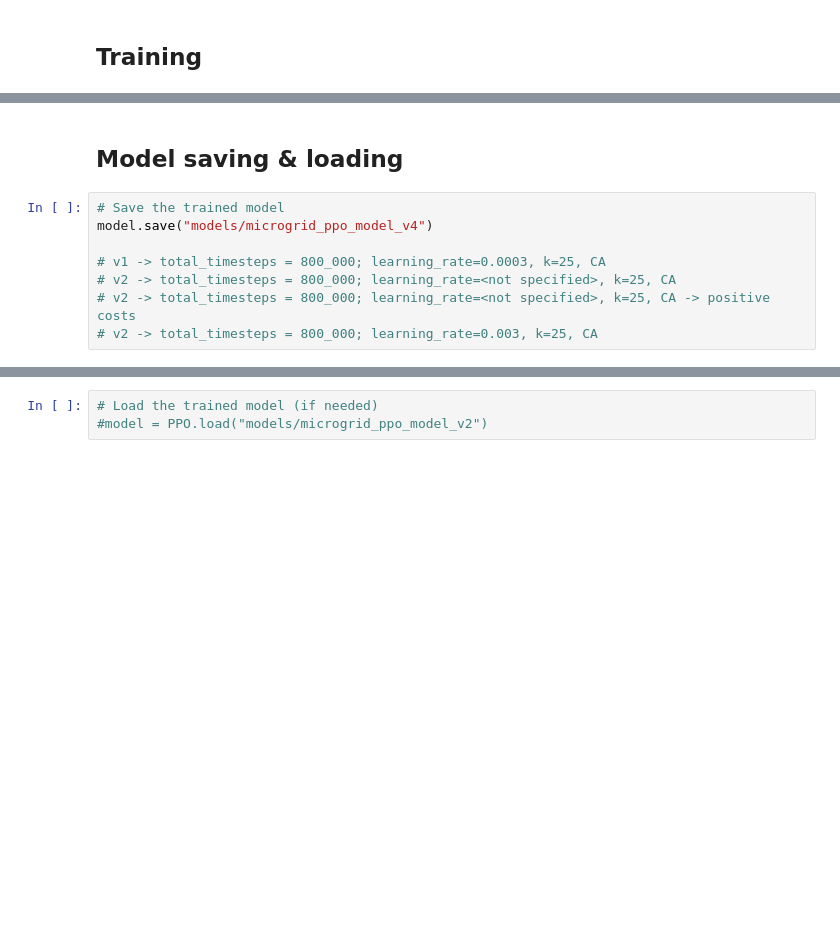
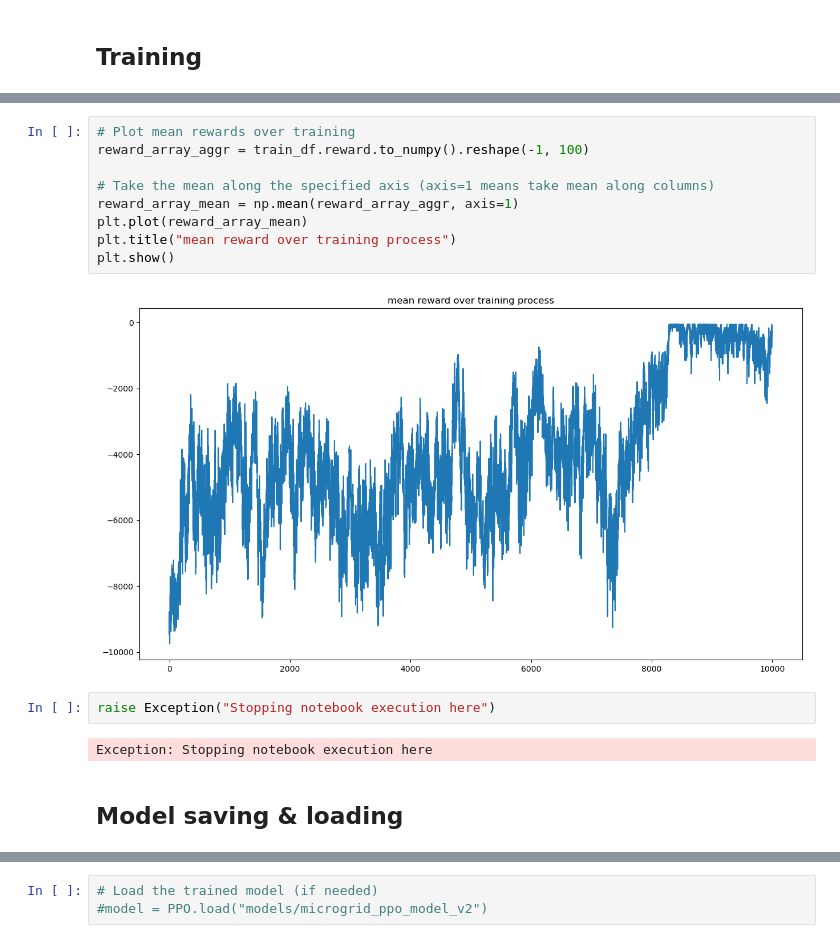
Before and after one commit to f-krause/uio-AIEI-project-1, a Jupyter notebook: notebooks/experiment.ipynb, the cells around one changed output, grey strips where cells are left out. Cells and saved outputs as stored; diff of their text form; blank space fills up the shorter version.

```diff
--- a/notebooks/experiment.ipynb
+++ b/notebooks/experiment.ipynb
@@ -67,10 +78,17 @@ plt.show()
+# %%
+# Plot mean rewards over training
+reward_array_aggr = train_df.reward.to_numpy().reshape(-1, 100)
+
+# Take the mean along the specified axis (axis=1 means take mean along columns)
+reward_array_mean = np.mean(reward_array_aggr, axis=1)
+plt.plot(reward_array_mean)
+plt.title("mean reward over training process")
+plt.show()
+# %% [output]
+[figure, added]
+# %%
+raise Exception("Stopping notebook execution here")
+# %% [output]
+Exception: Stopping notebook execution here
 # %% [markdown]
 ## Model saving & loading
-# %%
-# Save the trained model
-model.save("models/microgrid_ppo_model_v4")
-
-# v1 -> total_timesteps = 800_000; learning_rate=0.0003, k=25, CA
-# v2 -> total_timesteps = 800_000; learning_rate=<not specified>, k=25, CA
-# v2 -> total_timesteps = 800_000; learning_rate=<not specified>, k=25, CA -> positive costs
-# v2 -> total_timesteps = 800_000; learning_rate=0.003, k=25, CA
```
Also changed, not shown: parts of 19 cells of this notebook, 21 other files.
